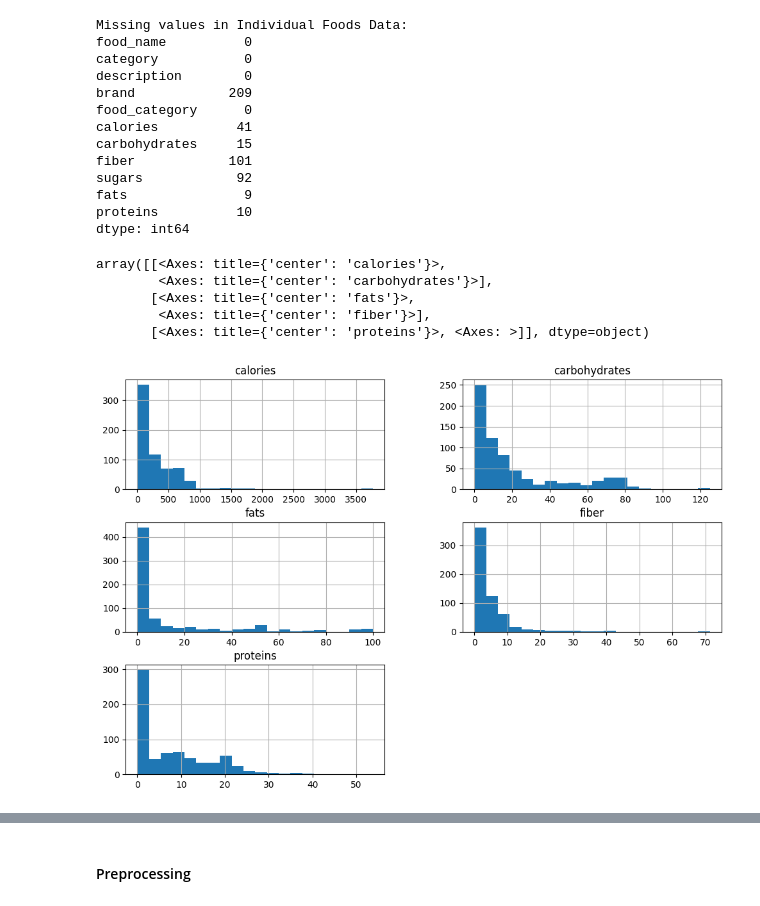
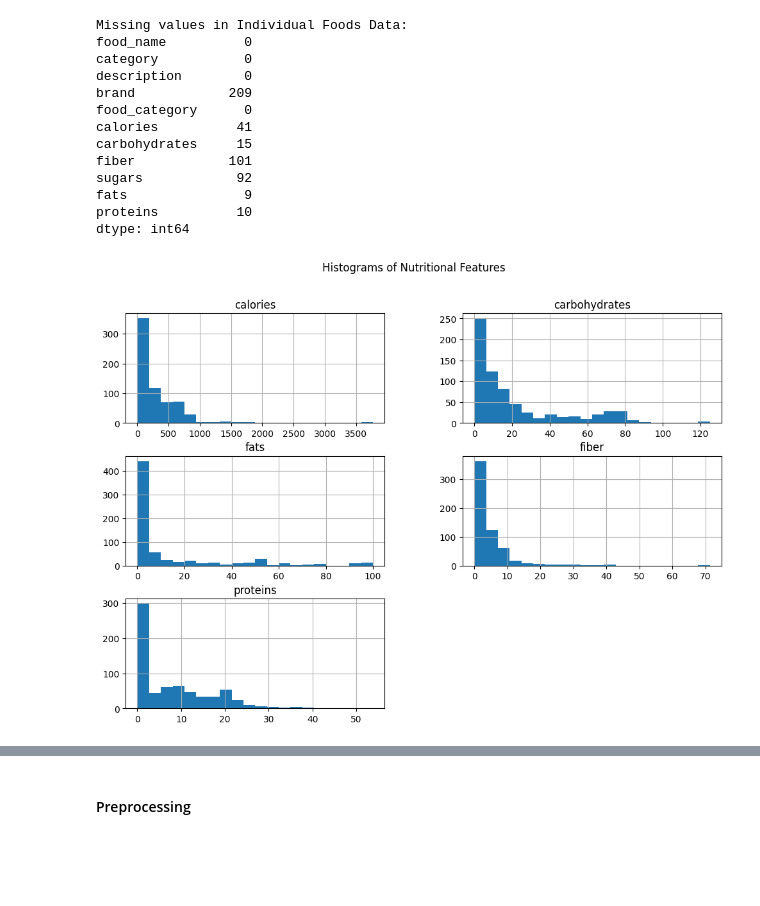
Before and after one commit to lvandine44/MADS-Capstone, a Jupyter notebook: 3-EDA and Preprocessing.ipynb, the cells around one changed output, grey strips where cells are left out. Saved outputs shown, nothing was run; the diff lists cells and outputs as text; code cells hidden in the pictures; blank space fills up the shorter version.

```diff
--- a/3-EDA and Preprocessing.ipynb
+++ b/3-EDA and Preprocessing.ipynb
@@ -448,10 +485,7 @@ dtype: int64
 # %%
 # Distribution of Numerical Columns
 individual_foods_df.hist(column=['calories', 'carbohydrates', 'fats', 'fiber', 'proteins'], bins=20, figsize=(12, 8))
+plt.suptitle("Histograms of Nutritional Features")
+plt.show()
 # %% [output]
-array([[<Axes: title={'center': 'calories'}>,
-        <Axes: title={'center': 'carbohydrates'}>],
-       [<Axes: title={'center': 'fats'}>,
-        <Axes: title={'center': 'fiber'}>],
-       [<Axes: title={'center': 'proteins'}>, <Axes: >]], dtype=object)
-[figure, old version]
+[figure, new version]
```
Also changed, not shown: parts of 28 cells of this notebook.
